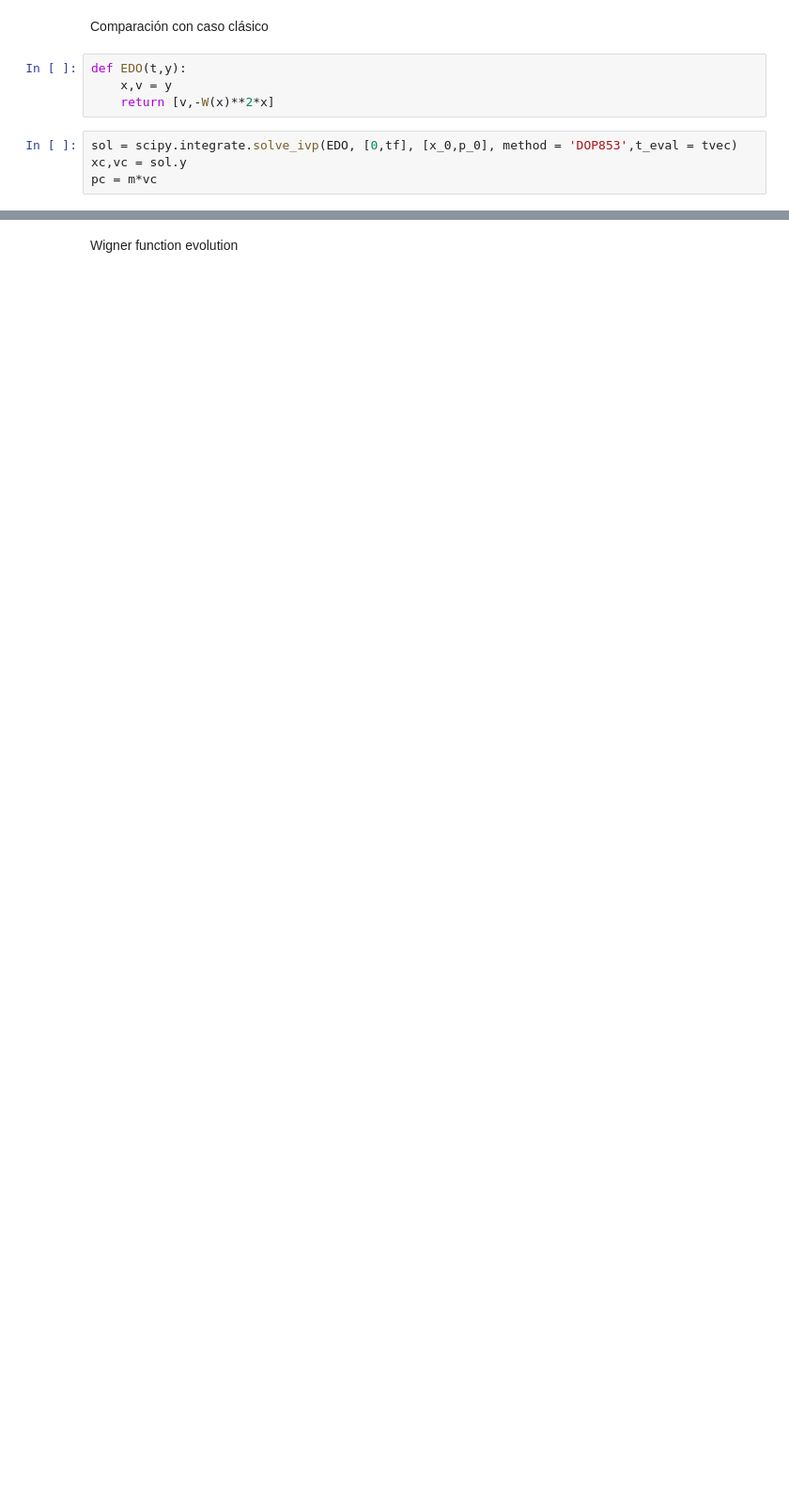
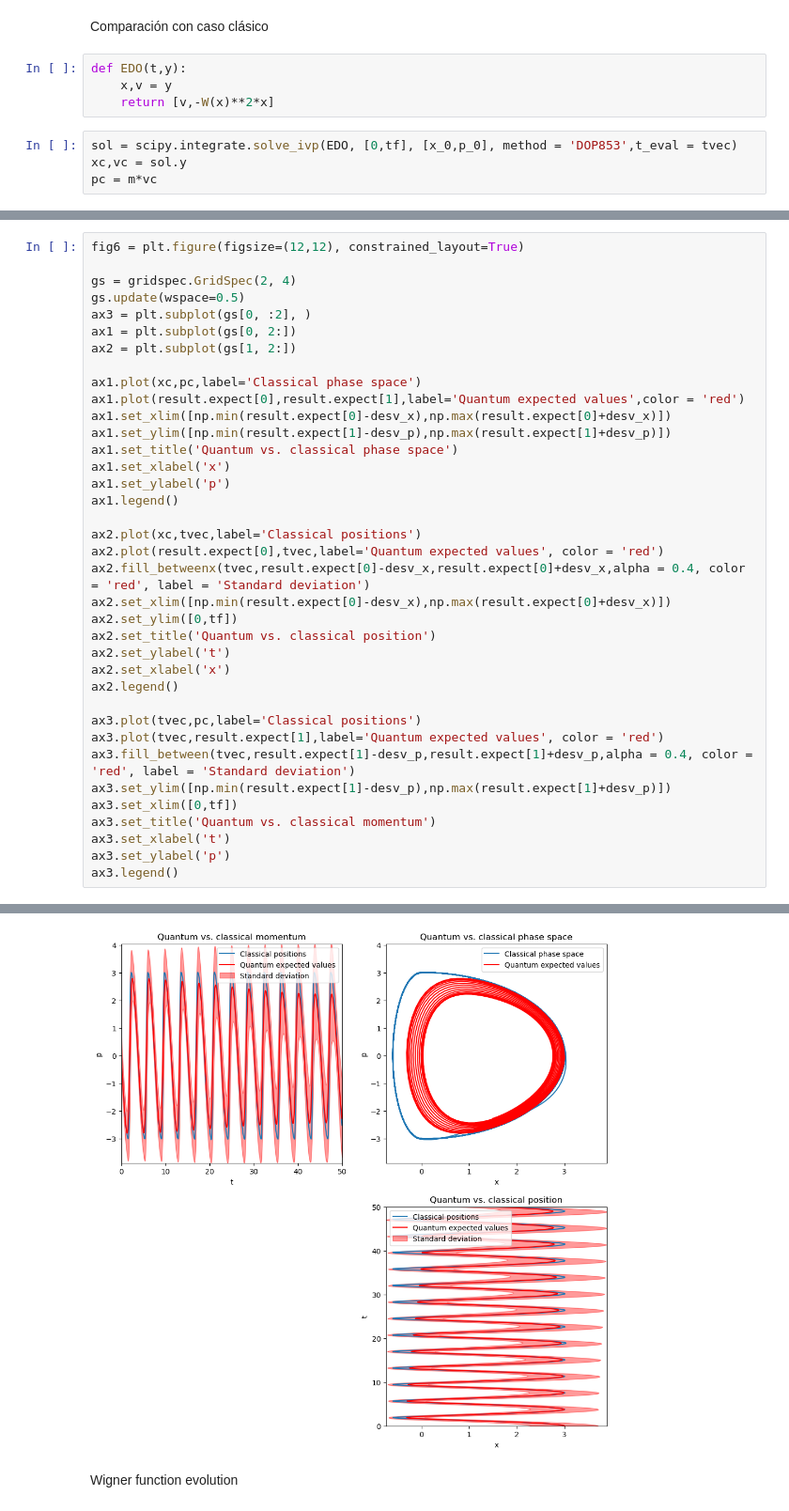
Before and after one commit to rodriGDD/Quantum-chaos, a Jupyter notebook: SISTEMA CUÁNTICO/OSCILADOR SIMPLE/OSCILADOR_SIMPLE.ipynb, the cells around one changed output, grey strips where cells are left out. Shown at 94% size. Drawn from its saved outputs; the diff is of its cells as text; blank space fills up the shorter version.

Commit message:
QUANTUM CHAOS

```diff
--- a/SISTEMA CUÁNTICO/OSCILADOR SIMPLE/OSCILADOR_SIMPLE.ipynb
+++ b/SISTEMA CUÁNTICO/OSCILADOR SIMPLE/OSCILADOR_SIMPLE.ipynb
@@ -217,0 +172,38 @@ plt.show()
+# %%
+fig6 = plt.figure(figsize=(12,12), constrained_layout=True)
+
+gs = gridspec.GridSpec(2, 4)
+gs.update(wspace=0.5)
+ax3 = plt.subplot(gs[0, :2], )
+ax1 = plt.subplot(gs[0, 2:])
+ax2 = plt.subplot(gs[1, 2:])
+
+ax1.plot(xc,pc,label='Classical phase space')
+ax1.plot(result.expect[0],result.expect[1],label='Quantum expected values',color = 'red')
+ax1.set_xlim([np.min(result.expect[0]-desv_x),np.max(result.expect[0]+desv_x)])
+ax1.set_ylim([np.min(result.expect[1]-desv_p),np.max(result.expect[1]+desv_p)])
+ax1.set_title('Quantum vs. classical phase space')
+ax1.set_xlabel('x')
+ax1.set_ylabel('p')
+ax1.legend()
+
+ax2.plot(xc,tvec,label='Classical positions')
+ax2.plot(result.expect[0],tvec,label='Quantum expected values', color = 'red')
+ax2.fill_betweenx(tvec,result.expect[0]-desv_x,result.expect[0]+desv_x,alpha = 0.4, color = 'red', label = 'Standard deviation')
+ax2.set_xlim([np.min(result.expect[0]-desv_x),np.max(result.expect[0]+desv_x)])
+ax2.set_ylim([0,tf])
+ax2.set_title('Quantum vs. classical position')
+ax2.set_ylabel('t')
+ax2.set_xlabel('x')
+ax2.legend()
+
+ax3.plot(tvec,pc,label='Classical positions')
+ax3.plot(tvec,result.expect[1],label='Quantum expected values', color = 'red')
+ax3.fill_between(tvec,result.expect[1]-desv_p,result.expect[1]+desv_p,alpha = 0.4, color = 'red', label = 'Standard deviation')
+ax3.set_ylim([np.min(result.expect[1]-desv_p),np.max(result.expect[1]+desv_p)])
+ax3.set_xlim([0,tf])
+ax3.set_title('Quantum vs. classical momentum')
+ax3.set_xlabel('t')
+ax3.set_ylabel('p')
+ax3.legend()
+# %% [output]
@@ -218,2 +211,3 @@ plt.show()
+[figure, added]
 # %% [markdown]
 Wigner function evolution
```
Also changed, not shown: parts of 36 cells of this notebook, 19 other files.
